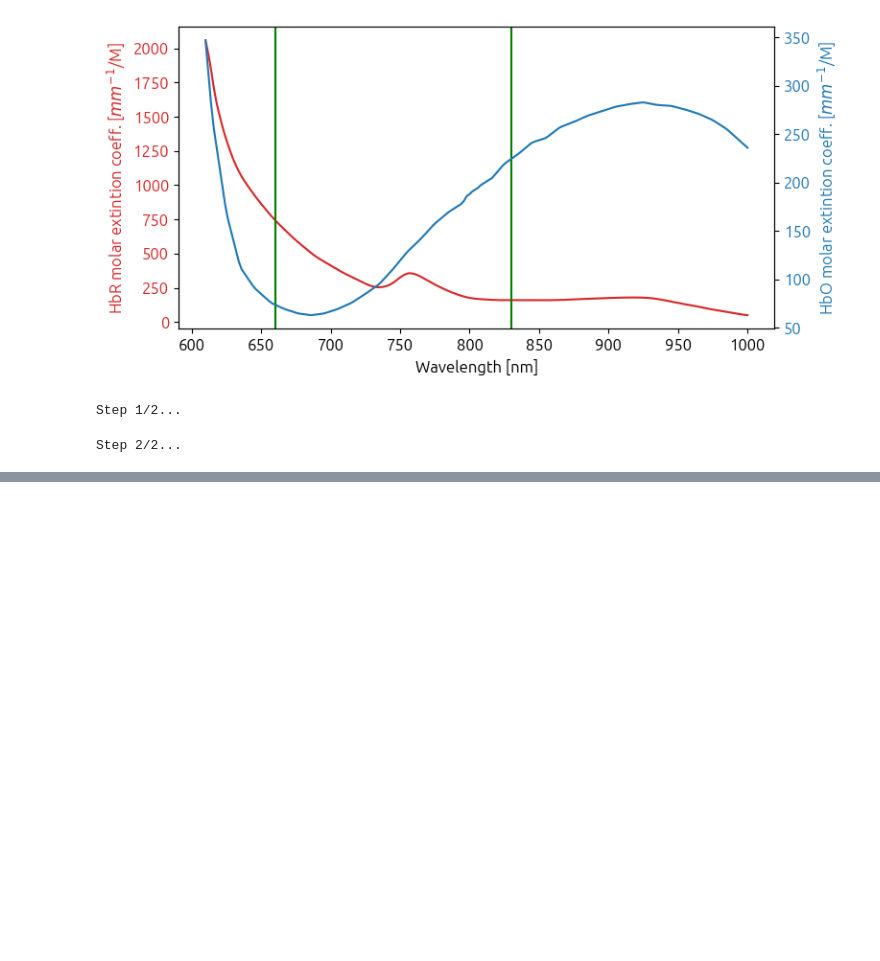
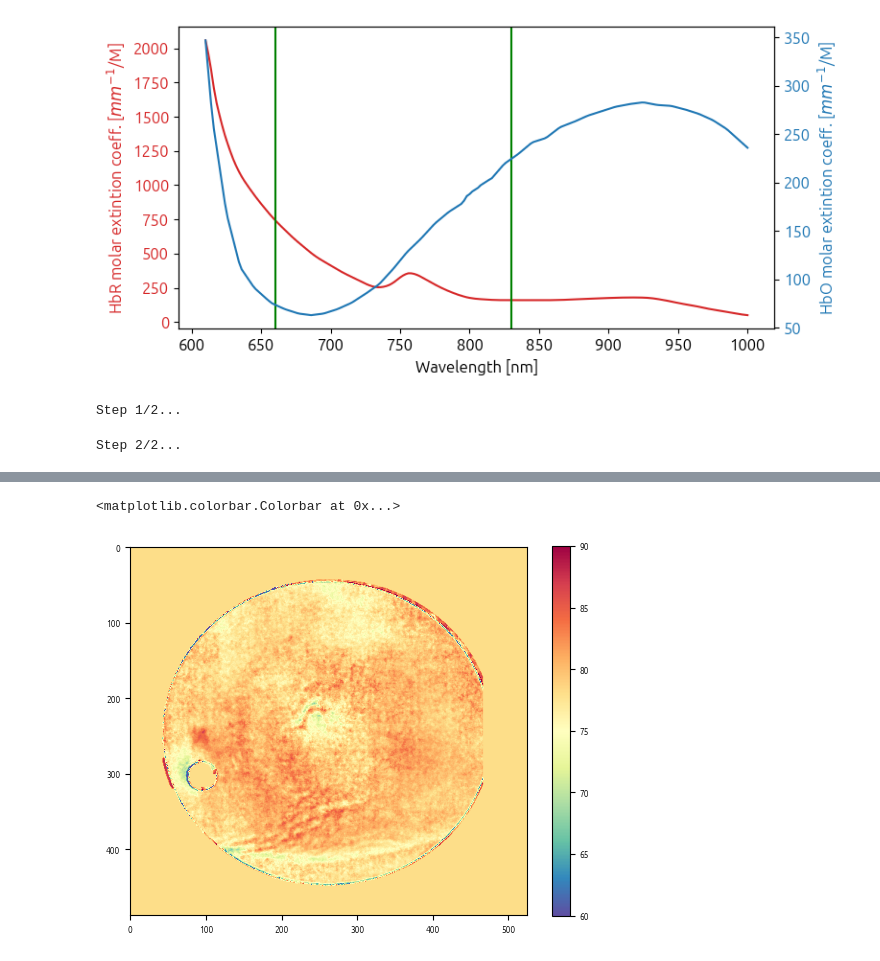
Before and after one commit to nicocarbone/MamoRefCodePublic, a Jupyter notebook: MamoRefRecon2D_ClinicalCase2.ipynb, the cells around one changed output, grey strips where cells are left out. Saved outputs shown, nothing was run; the diff lists cells and outputs as text; code cells hidden in the pictures; blank space fills up the shorter version.

```diff
--- a/MamoRefRecon2D_ClinicalCase2.ipynb
+++ b/MamoRefRecon2D_ClinicalCase2.ipynb
@@ -201,0 +269,9 @@ figSats.savefig("CC2_HbMaps_noTot.png", bbox_inches='tight', dpi=300)
+# %%
+o2SatMap = (OxyMap_CC2_2D_filtered+np.min(OxyMap_CC2_2D_filtered))/(OxyMap_CC2_2D_filtered +
+                                                                    np.min(OxyMap_CC2_2D_filtered) + (desOxyMap_CC2_2D_filtered+np.min(desOxyMap_CC2_2D_filtered)))*100
+
+plt.imshow(o2SatMap, cmap=mp.colormaps[colorMap], vmin=60, vmax=90)
+plt.colorbar()
+# %% [output]
+<matplotlib.colorbar.Colorbar at 0x...>
+[figure, added]
```
Also changed, not shown: parts of 4 cells of this notebook, 3 other files.
